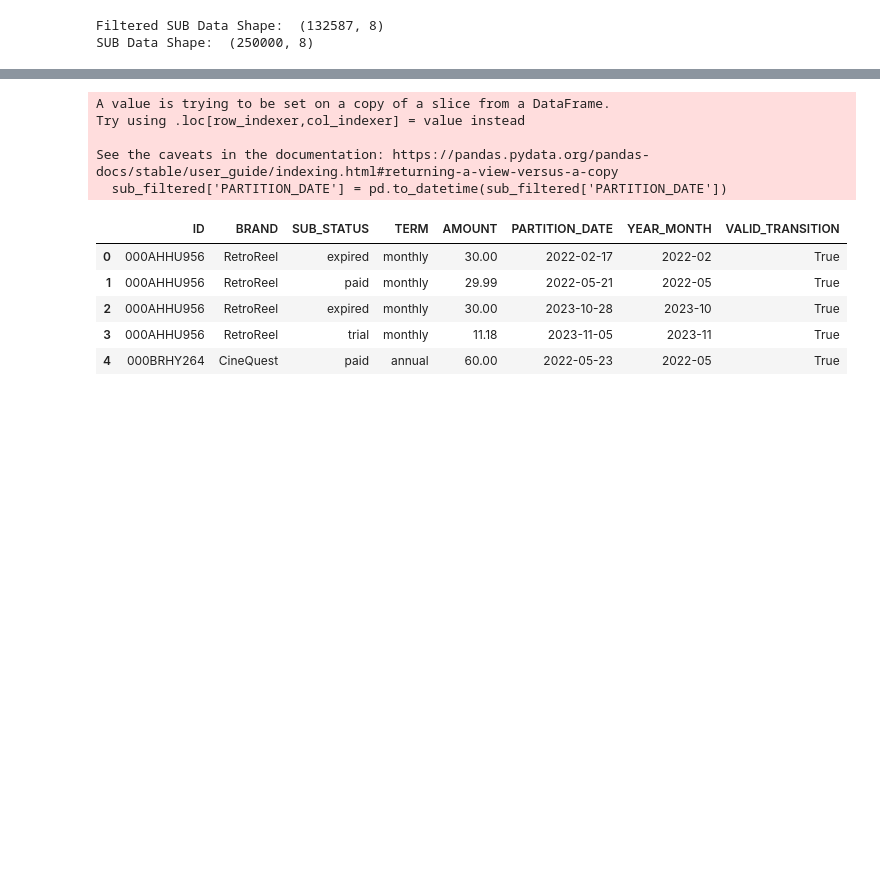
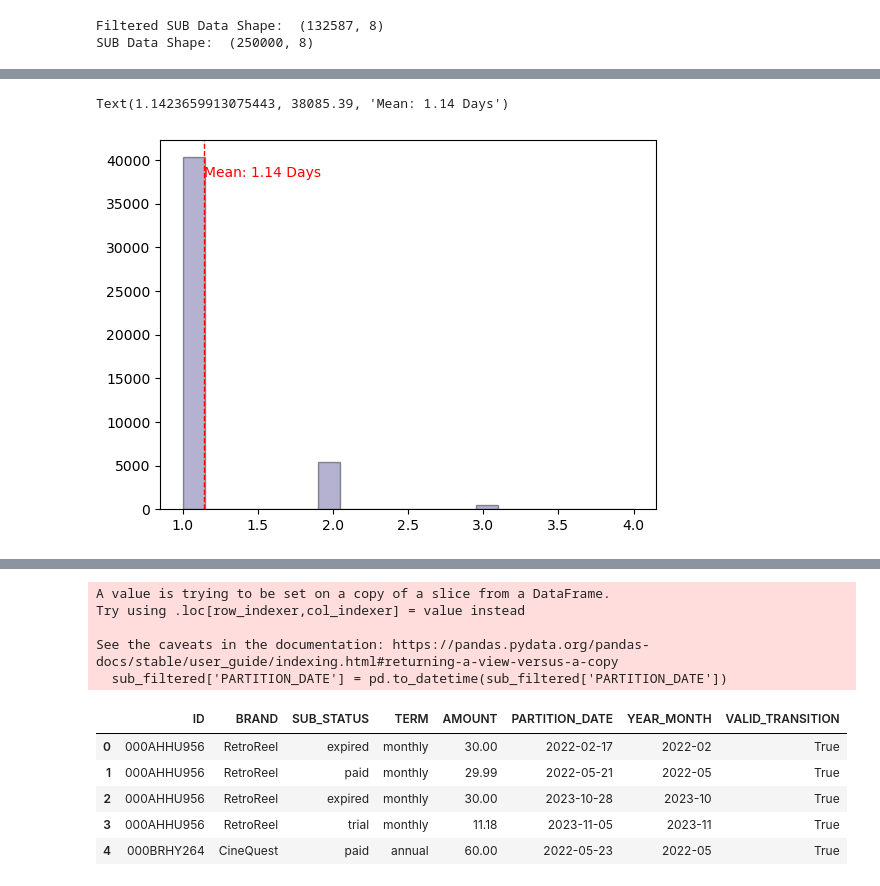
Before and after one commit to RussellXia/NYU_Capstone_Project, a Jupyter notebook: sub_preprocessing.ipynb, the cells around one changed output, grey strips where cells are left out. Drawn from its saved outputs; the diff is of its cells as text; code cells hidden in the pictures; blank space fills up the shorter version.

```diff
--- a/sub_preprocessing.ipynb
+++ b/sub_preprocessing.ipynb
@@ -221,0 +319,9 @@ SUB Data Shape:  (250000, 8)
+# %%
+avg_freq_user = np.mean(user_frequency['FREQUENCY'])
+plt.hist(user_frequency['FREQUENCY'], color='darkslateblue', alpha=0.4, bins=20, edgecolor='black')
+plt.axvline(avg_freq_user, color='r', linestyle='dashed', linewidth=1)
+plt.text(avg_freq_user, plt.ylim()[1] * 0.9,
+                f'Mean: {avg_freq_user:.2f} Days', color='r')
+# %% [output]
+Text(1.1423659913075443, 38085.39, 'Mean: 1.14 Days')
+[figure, added]
```
Also changed, not shown: parts of 22 cells of this notebook.
